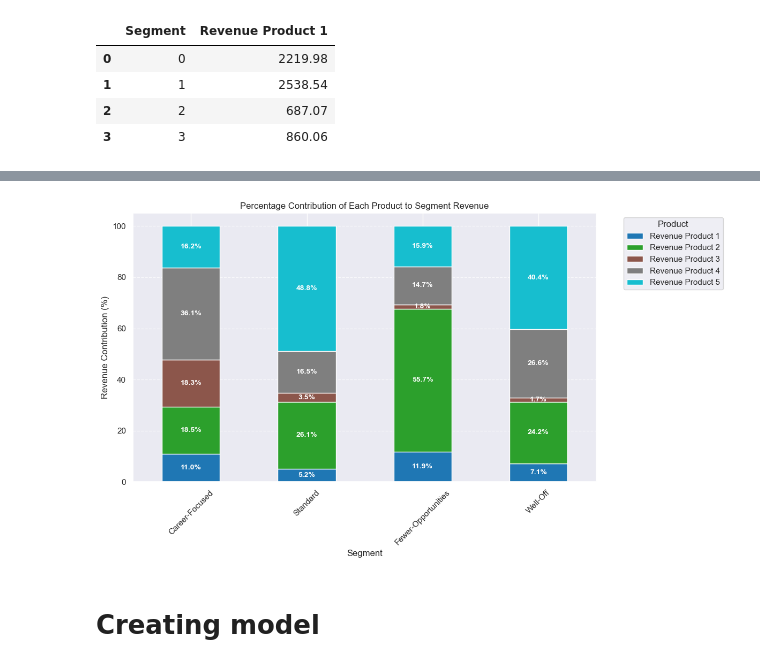
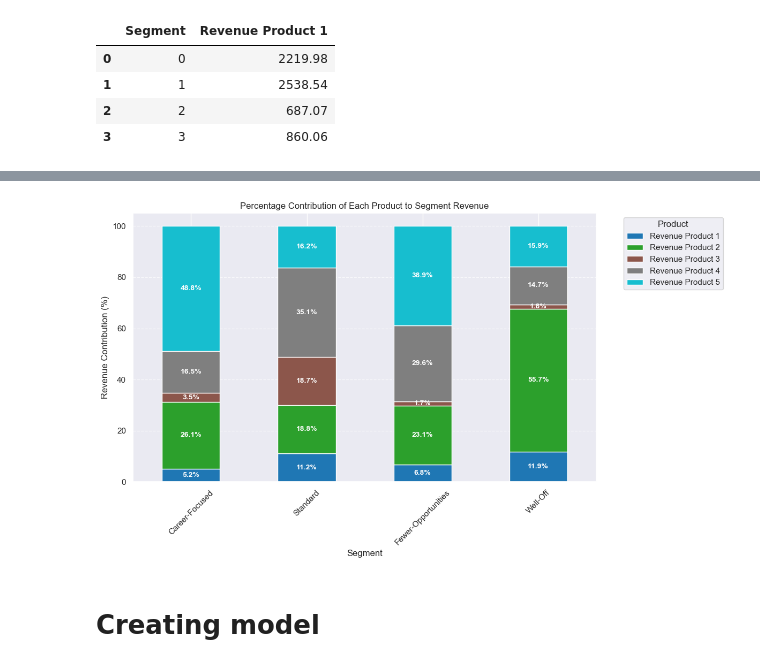
Before and after one commit to bUGRA987-svg/DataScience_Porfolio_Project, a Jupyter notebook: purchase_data.ipynb, the cells around one changed output, grey strips where cells are left out. Cells and saved outputs as stored; diff of their text form; code cells hidden in the pictures.

```diff
--- a/purchase_data.ipynb
+++ b/purchase_data.ipynb
@@ -270,4 +270,5 @@ segments_product_revenue
 | Fewer-Opportunities | 687.07 | 2328.69 | 170.60 | 2986.62 | 3928.10 | ... |
 | Well-Off | 860.06 | 4029.87 | 128.18 | 1065.59 | 1147.35 | ... |
 # %%
-df = segments_product_revenue.iloc[:,:6]
+df1 = segments_product_revenue.iloc[:,:6]
+df1.reset_index()
@@ -274,47 +281,36 @@ df = segments_product_revenue.iloc[:,:6]
 # %%
-data = {
-    'Segment': ['Career-Focused', 'Standard', 'Fewer-Opportunities', 'Well-Off'],
-    'Revenue Product 1': [2548.87, 2219.98, 860.06, 676.74],
-    'Revenue Product 2': [4293.85, 11145.04, 4029.87, 2299.55],
-    'Revenue Product 3': [4246.46, 1490.07, 128.18, 156.81],
-    'Revenue Product 4': [8406.18, 7042.99, 1065.59, 2525.34],
-    'Revenue Product 5': [3763.03, 20877.38, 1147.35, 3833.24],
-    'Total Revenue': [23258.39, 42775.46, 7231.05, 9491.68]
-}
+# Define product columns
+product_columns = ['Revenue Product 1', 'Revenue Product 2', 'Revenue Product 3',
+                   'Revenue Product 4', 'Revenue Product 5']
+# Convert revenue values into percentages per segment
+df_percentage = df1.copy()
+df_percentage[product_columns] = df_percentage[product_columns].div(df_percentage['Total Revenue'], axis=0) * 100
 
-df = pd.DataFrame(data)
+# Plotting
+fig, ax = plt.subplots(figsize=(12, 7))
+df_percentage.set_index('Segment')[product_columns].plot(kind='bar', stacked=True, colormap='tab10', ax=ax)
 
-# Convert revenue values into percentages per segment
-product_columns = ['Revenue Product 1', 'Revenue Product 2', 'Revenue Product 3', 'Revenue Product 4', 'Revenue Product 5']
-df_percentage = df.copy()
-df_percentage[product_columns] = df_percentage[product_columns].div(df_percentage['Total Revenue'], axis=0) * 100  # Convert to %
-
-# Plotting a stacked bar chart
-fig, ax = plt.subplots(figsize=(12, 7))
-bars = df_percentage.set_index('Segment')[product_columns].plot(kind='bar', stacked=True, colormap='tab10', ax=ax)
-
-# Adding percentage labels inside the bars
-for i, segment in enumerate(df_percentage['Segment']):
-    bottom = 0  # Initial bottom value for stacking
-    for Product in product_columns:
-        value = df_percentage.loc[i, Product]
-        if value > 0:  # Avoid placing labels for zero values
-            ax.text(i, bottom + value / 2, f"{value:.1f}%", ha='center', va='center', fontsize=10, color='white', fontweight='bold')
-        bottom += value  # Update bottom position for stacking
+# Adding percentage labels
+for i in range(len(df_percentage)):
+    bottom = 0
+    for product in product_columns:
+        value = df_percentage.iloc[i][product]
+        if value > 0:
+            ax.text(i, bottom + value / 2, f"{value:.1f}%", ha='center', va='center',
+                    fontsize=10, color='white', fontweight='bold')
+        bottom += value
 
 # Labels and formatting
 plt.title("Percentage Contribution of Each Product to Segment Revenue")
 plt.xlabel("Segment")
 plt.ylabel("Revenue Contribution (%)")
 plt.legend(title="Product", bbox_to_anchor=(1.05, 1), loc='upper left')
 plt.xticks(rotation=45)
 plt.grid(axis='y', linestyle='--', alpha=0.7)
-
-# Show the plot
 plt.tight_layout()
 plt.show()
 # %% [output]
-[figure, old version]
+[figure, new version]
 # %% [markdown]
 # Creating model
 # %%
```
Also changed, not shown: parts of 7 cells of this notebook.
